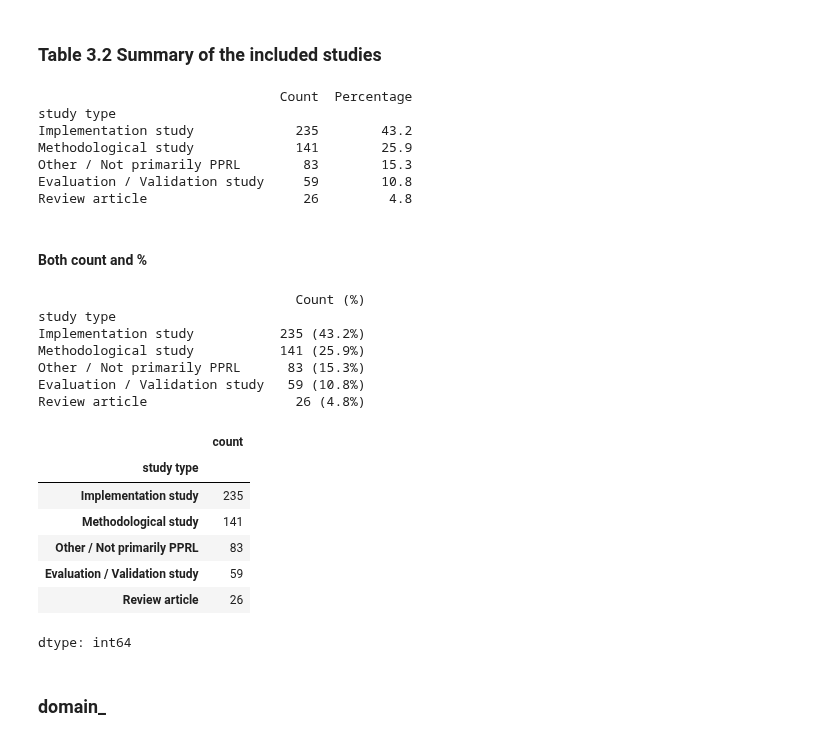
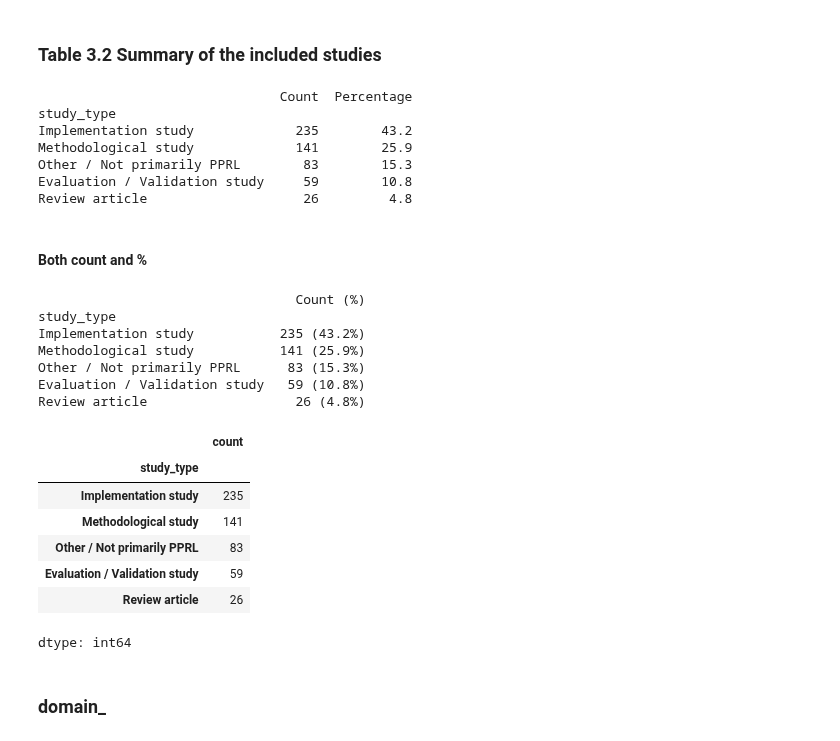
Before and after one commit to dmainagithub/dm-pprl-work, a Jupyter notebook: Scoping_Review_Work_Colab.ipynb, the cells around one changed output. Saved outputs shown, nothing was run; the diff lists cells and outputs as text; code cells hidden in the pictures.

```diff
--- a/Scoping_Review_Work_Colab.ipynb
+++ b/Scoping_Review_Work_Colab.ipynb
@@ -146,14 +146,14 @@ df_exploded = df_exploded[df_exploded['countries_clean'].notna() & (df_exploded[
 ### Table 3.2 Summary of the included studies
 # %%
 summary = pd.DataFrame({
-    'Count': df_raw['study type'].value_counts(),
-    'Percentage': (df_raw['study type'].value_counts(normalize=True) * 100).round(1)
+    'Count': df_raw['study_type'].value_counts(),
+    'Percentage': (df_raw['study_type'].value_counts(normalize=True) * 100).round(1)
 })
 
 print(summary)
 # %% [output]
                                Count  Percentage
-study type
+study_type
 Implementation study             235        43.2
 Methodological study             141        25.9
 Other / Not primarily PPRL        83        15.3
@@ -162,8 +162,8 @@ Review article                    26         4.8
 # %% [markdown]
 #### Both count and %
 # %%
-counts = df_raw['study type'].value_counts()
-perc = df_raw['study type'].value_counts(normalize=True) * 100
+counts = df_raw['study_type'].value_counts()
+perc = df_raw['study_type'].value_counts(normalize=True) * 100
 
 summary = pd.DataFrame({
     'Count (%)': counts.astype(str) + ' (' + perc.round(1).astype(str) + '%)'
@@ -172,17 +172,17 @@ summary = pd.DataFrame({
 print(summary)
 # %% [output]
                                  Count (%)
-study type
+study_type
 Implementation study           235 (43.2%)
 Methodological study           141 (25.9%)
 Other / Not primarily PPRL      83 (15.3%)
 Evaluation / Validation study   59 (10.8%)
 Review article                   26 (4.8%)
 # %%
-df_raw['study type'].value_counts()
+df_raw['study_type'].value_counts()
 # %% [output]
 |  | count |
-| study type |  |
+| study_type |  |
 | Implementation study | 235 |
 | Methodological study | 141 |
 | Other / Not primarily PPRL | 83 |
```
Also changed, not shown: parts of 32 cells of this notebook.
